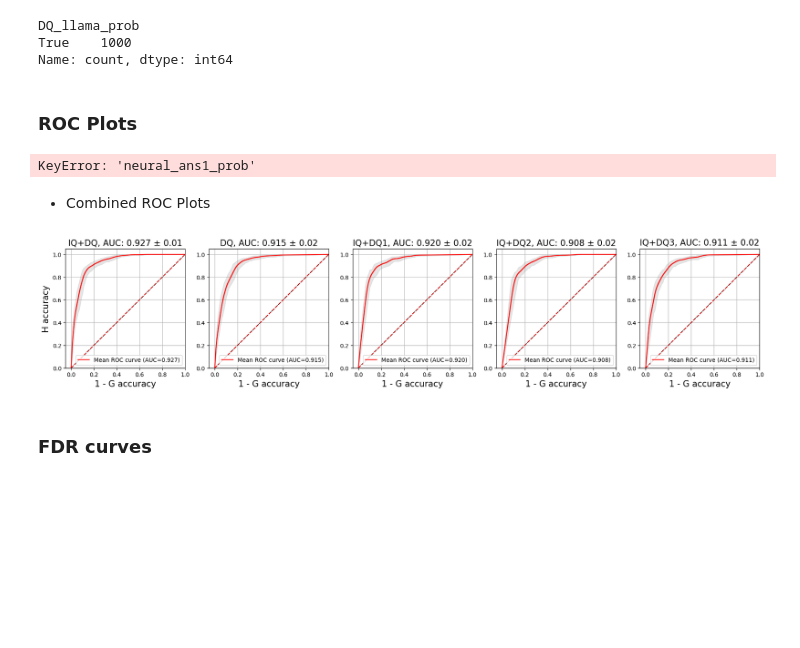
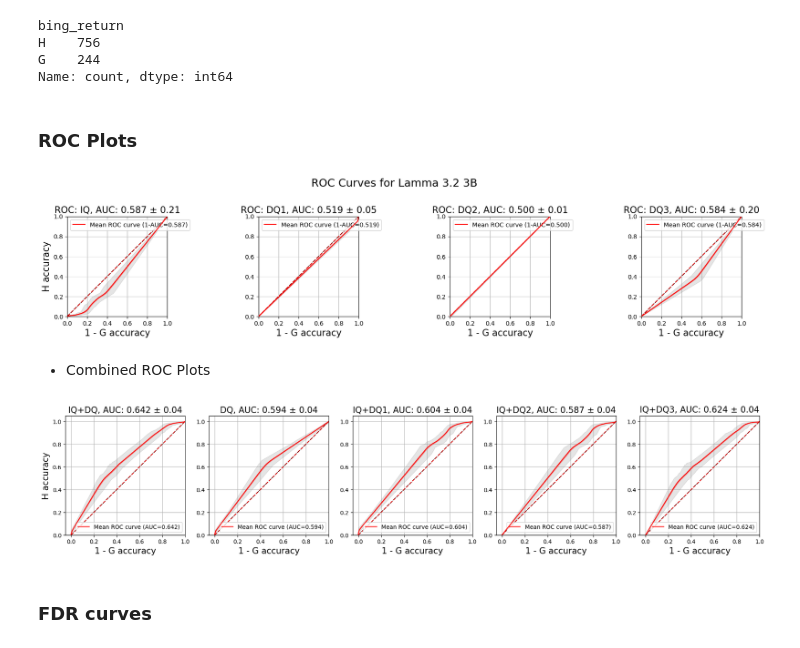
Before and after one commit to asdf6921/hallucinated-references, a Jupyter notebook: code/metrics.ipynb, the cells around one changed output. Cells and saved outputs as stored; diff of their text form; code cells hidden in the pictures; blank space fills up the shorter version.

Commit message:
Updated reproduction code for most models

```diff
--- a/code/metrics.ipynb
+++ b/code/metrics.ipynb
@@ -16,12 +16,13 @@ import roc_utils
 if not hasattr(np, 'float'):
     np.float = float
 # %%
-df =  pd.read_csv("/Users/jerry/Desktop/CSE Capstone/hallucinated-references/data/gpt-4_results.csv")
+df =  pd.read_csv("/Users/jerry/Desktop/CSE Capstone/hallucinated-references/code/src/reproduction code/reproduction results/llama 3.2 3b res/output.csv")
 # %%
 df["bing_return"].value_counts()
 # %% [output]
-DQ_llama_prob
-True    1000
+bing_return
+H    756
+G    244
 Name: count, dtype: int64
 # %% [markdown]
 ### ROC Plots
@@ -40,25 +41,21 @@ dict_baselines = {
 
 # Shared ground truth
 ground_truth = df["bing_return"].values
-ground_truth = [0 if x == True else 1 for x in ground_truth]
+ground_truth = [0 if x == "G" else 1 for x in ground_truth]
 ground_truth = np.array(ground_truth)
 
-# Add noise to shift the curves slightly
-def add_minor_shift(probs, std=0.99):
-    shifted = probs + np.random.normal(0, std, size=probs.shape)
-    return np.clip(shifted, 0, 1)
 
 # Populate dict_baselines with slightly shifted probabilities
-dict_baselines["IQ"]["probs"] = add_minor_shift(1 - df["neural_ans1_prob"].values)
+dict_baselines["IQ"]["probs"] = df["neural_ans1_prob"].values
 dict_baselines["IQ"]["ground_truth"] = ground_truth
 
-dict_baselines["DQ1"]["probs"] = add_minor_shift(1 - df["neural_ans2_prob"].values)
+dict_baselines["DQ1"]["probs"] = df["neural_ans2_prob"].values
 dict_baselines["DQ1"]["ground_truth"] = ground_truth
 
-dict_baselines["DQ2"]["probs"] = add_minor_shift(1 - df["neural_ans3_prob"].values)
+dict_baselines["DQ2"]["probs"] = df["neural_ans3_prob"].values
 dict_baselines["DQ2"]["ground_truth"] = ground_truth
 
-dict_baselines["DQ3"]["probs"] = add_minor_shift(1 - df["neural_ans4_prob"].values)
+dict_baselines["DQ3"]["probs"] = df["neural_ans4_prob"].values
 dict_baselines["DQ3"]["ground_truth"] = ground_truth
 
 # Plot ROC curves
@@ -71,35 +68,35 @@ for i, ax in enumerate(axes):
     # Plot ROC with bootstrapped AUC
     ret_mean = plot_roc_bootstrap(
         X=probs, y=gt, pos_label=pos_label,
         n_bootstrap=n_samples,
         random_state=42,
         show_boots=False,
         ax=ax
     )
 
     auc, auc_var, ci = auc_ci_Delong(y_true=gt, y_scores=probs)
     error_delta = ret_mean["auc_mean"] - ci[0]
 
     ax.set_title(f'ROC: {list_baselines[i]}, AUC: {ret_mean["auc_mean"]:.3f} ± {error_delta:.2f}', fontsize=15)
     ax.plot([0, 1], [0, 1], 'r--')
     ax.set_xlim([0, 1])
     ax.set_ylim([0, 1])
 
     if i > 0:
         ax.set_xlabel('1 - G accuracy', fontsize=15)
         ax.set_ylabel('', fontsize=15)
     else:
         ax.set_ylabel('H accuracy', fontsize=15)
         ax.set_xlabel('1 - G accuracy', fontsize=15)
 
 # ===== CUSTOMIZE THE OVERALL TITLE HERE =====
-fig.suptitle("ROC Curves for Llama 2 4B", fontsize=18)  # <- Change this title
+fig.suptitle("ROC Curves for Lamma 3.2 3B", fontsize=18)  # <- Change this title
 # ============================================
 
 plt.tight_layout(rect=[0, 0.03, 1, 0.95])  # leave space for suptitle
 plt.show()
 # %% [output]
-KeyError: 'neural_ans1_prob'
+[figure, added]
 # %% [markdown]
 - Combined ROC Plots
 # %%
@@ -114,7 +111,7 @@ list_baselines =  ["IQ","DQ1","DQ2","DQ3","IQ+DQ","DQ","IQ+DQ1","IQ+DQ2","IQ+DQ3
 dict_baselines = {"IQ":  None,"DQ1": None,"DQ2":  None,"DQ3": None,"IQ+DQ" : None,"DQ" : None, "IQ+DQ1": None, "IQ+DQ2": None, "IQ+DQ3": None}
 
 ground_truth = df["bing_return"].values
-ground_truth = [0 if x == True else 1 for x in ground_truth]
+ground_truth = [0 if x == "G" else 1 for x in ground_truth]
 ground_truth = np.array(ground_truth)
 
 
@@ -167,7 +164,7 @@ for i, ax in enumerate(axes):
 
 #plt.show()
 # %% [output]
-[figure, old version]
+[figure, new version]
 # %% [markdown]
 ### FDR curves
 # %%
```
Also changed, not shown: parts of 3 cells of this notebook, 16 other files.
